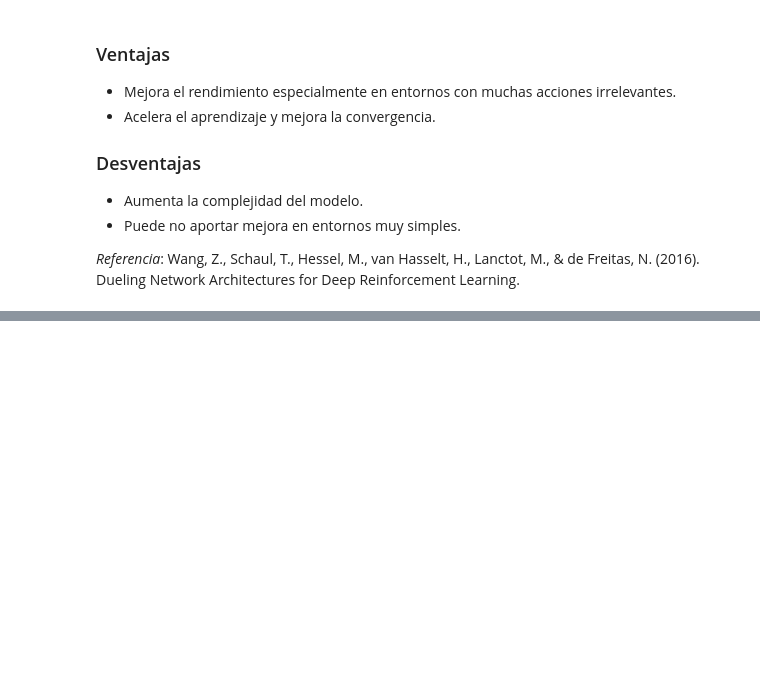
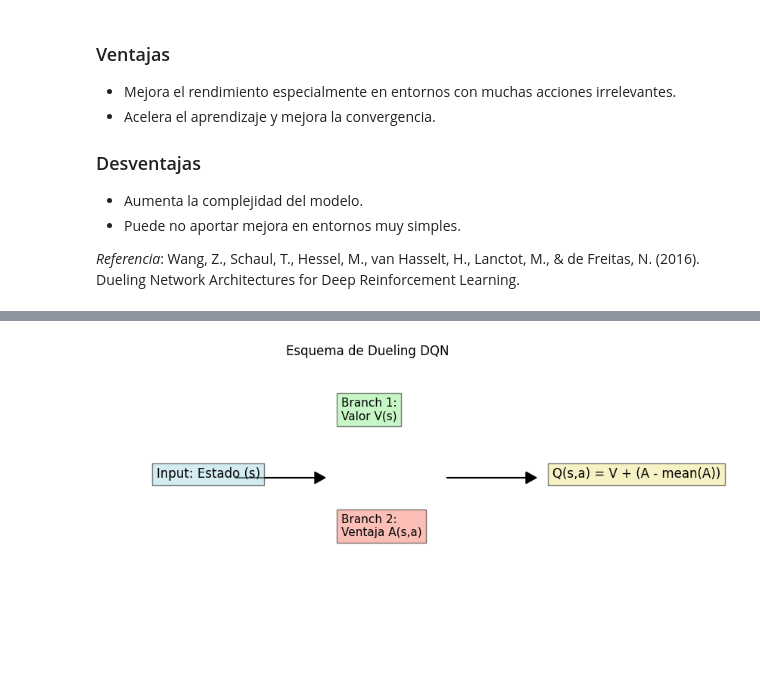
Before and after one commit to smoyarodrigo/03MAIR-Algoritmos-de-Optimizacion, a Jupyter notebook: Untitled3.ipynb, the cells around one changed output, grey strips where cells are left out. Drawn from its saved outputs; the diff is of its cells as text; code cells hidden in the pictures; blank space fills up the shorter version.

```diff
--- a/Untitled3.ipynb
+++ b/Untitled3.ipynb
@@ -796,0 +807,25 @@ Wang, Z., Schaul, T., Hessel, M., van Hasselt, H., Lanctot, M., & de Freitas, N.
+# %%
+##  Esquema Visual (Representación conceptual)
+
+import matplotlib.pyplot as plt
+import matplotlib.patches as patches
+
+fig, ax = plt.subplots(figsize=(9, 5))
+
+# Estructura Dueling DQN
+ax.text(0.1, 0.8, 'Input: Estado (s)', fontsize=12, bbox=dict(facecolor='lightblue', alpha=0.5))
+ax.arrow(0.25, 0.8, 0.15, 0, head_width=0.02, head_length=0.02, fc='k', ec='k')
+
+ax.text(0.45, 0.9, 'Branch 1:\nValor V(s)', fontsize=11, bbox=dict(facecolor='lightgreen', alpha=0.5))
+ax.text(0.45, 0.7, 'Branch 2:\nVentaja A(s,a)', fontsize=11, bbox=dict(facecolor='salmon', alpha=0.5))
+ax.arrow(0.65, 0.8, 0.15, 0, head_width=0.02, head_length=0.02, fc='k', ec='k')
+
+ax.text(0.85, 0.8, 'Q(s,a) = V + (A - mean(A))', fontsize=12, bbox=dict(facecolor='khaki', alpha=0.5))
+
+ax.set_xlim(0, 1)
+ax.set_ylim(0.5, 1)
+ax.axis('off')
+plt.title("Esquema de Dueling DQN")
+plt.show()
+# %% [output]
+[figure, added]
```
Also changed, not shown: parts of 3 cells of this notebook.
